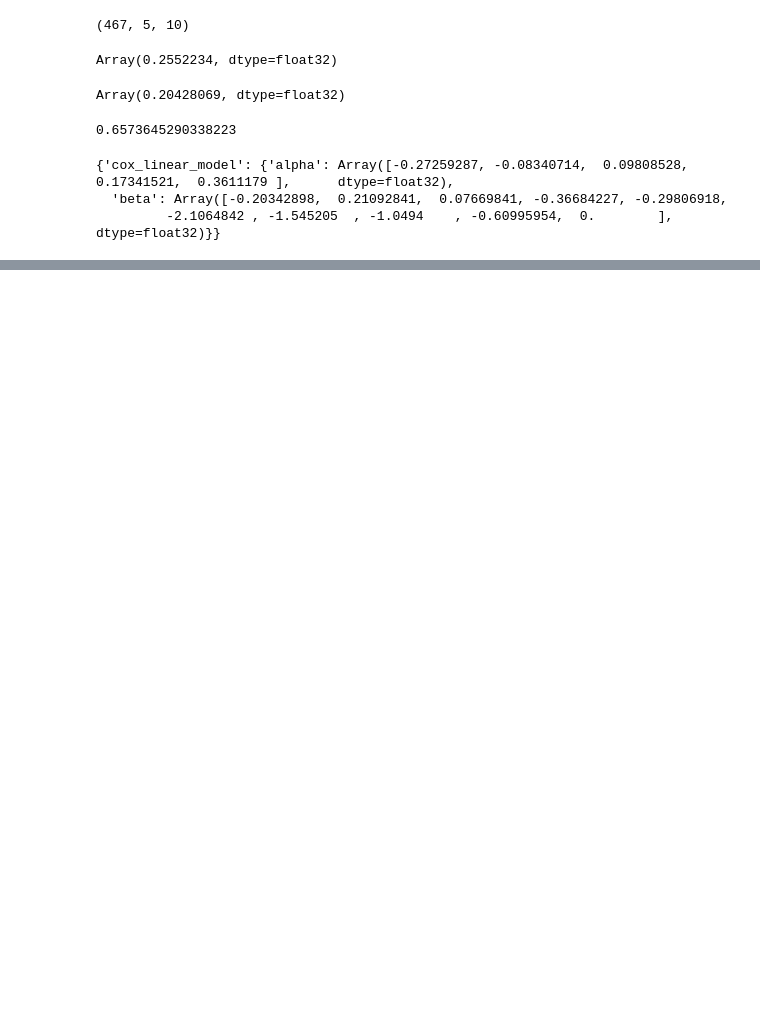
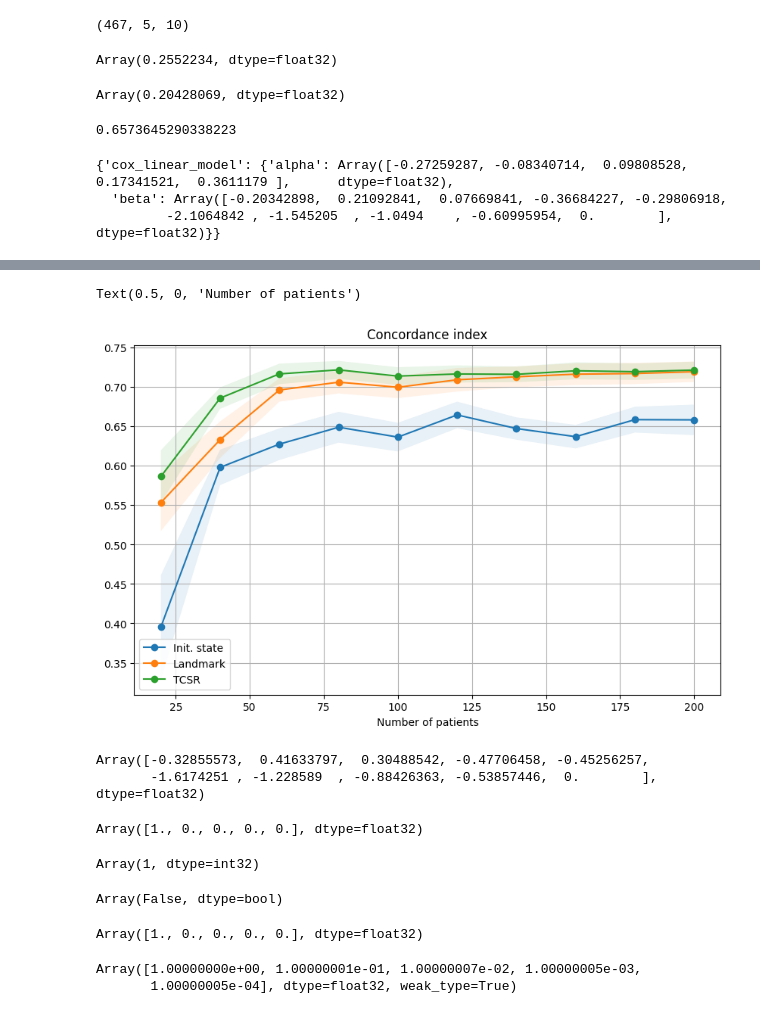
Before and after one commit to marianaw/deeptcsr, a Jupyter notebook: notebooks/lambda_sa.ipynb, the cells around one changed output, grey strips where cells are left out. Drawn from its saved outputs; the diff is of its cells as text; code cells hidden in the pictures; blank space fills up the shorter version.

```diff
--- a/notebooks/lambda_sa.ipynb
+++ b/notebooks/lambda_sa.ipynb
@@ -140,0 +161,21 @@ Text(0.5, 0, 'Number of patients')
+# %%
+fig, ax = plt.subplots(figsize=(10, 6))
+
+for res, label in ((res3_is, "Init. state"), (res3_lm, "Landmark"), (res3_td, "TCSR")):
+    mean = res.mean(axis=0)
+    std = res.std(axis=0) / np.sqrt(n_folds)
+    ax.plot(sizes, mean, marker="o", label=label)
+    ax.fill_between(sizes, mean - std, mean + std, alpha=0.1)
+
+ax.legend()
+ax.grid()
+ax.set_title("Concordance index")
+ax.set_xlabel("Number of patients")
+# %% [output]
+Text(0.5, 0, 'Number of patients')
+[figure, added]
+# %%
+beta
+# %% [output]
+Array([-0.32855573,  0.41633797,  0.30488542, -0.47706458, -0.45256257,
+       -1.6174251 , -1.228589  , -0.88426363, -0.53857446,  0.        ],      dtype=float32)
@@ -140,0 +184,16 @@ Text(0.5, 0, 'Number of patients')
+# %%
+ys[4]
+# %% [output]
+Array([1., 0., 0., 0., 0.], dtype=float32)
+# %%
+ts_v[4]
+# %% [output]
+Array(1, dtype=int32)
+# %%
+cs_v[4]
+# %% [output]
+Array(False, dtype=bool)
+# %%
+ws[4]
+# %% [output]
+Array([1., 0., 0., 0., 0.], dtype=float32)
@@ -140,0 +202,5 @@ Text(0.5, 0, 'Number of patients')
+# %%
+multipliers
+# %% [output]
+Array([1.00000000e+00, 1.00000001e-01, 1.00000007e-02, 1.00000005e-03,
+       1.00000005e-04], dtype=float32, weak_type=True)
```
Also changed, not shown: parts of 7 cells of this notebook, 6 other files.
